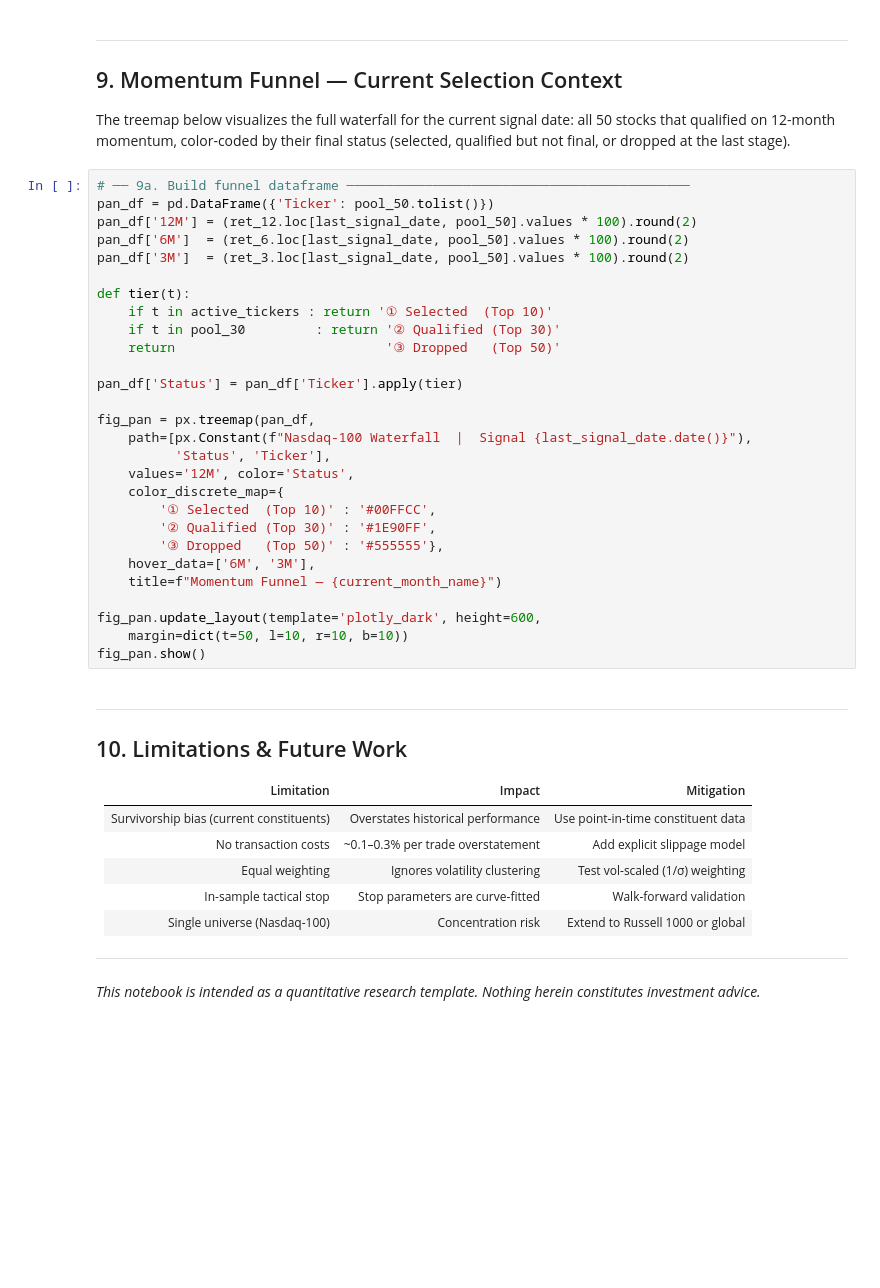
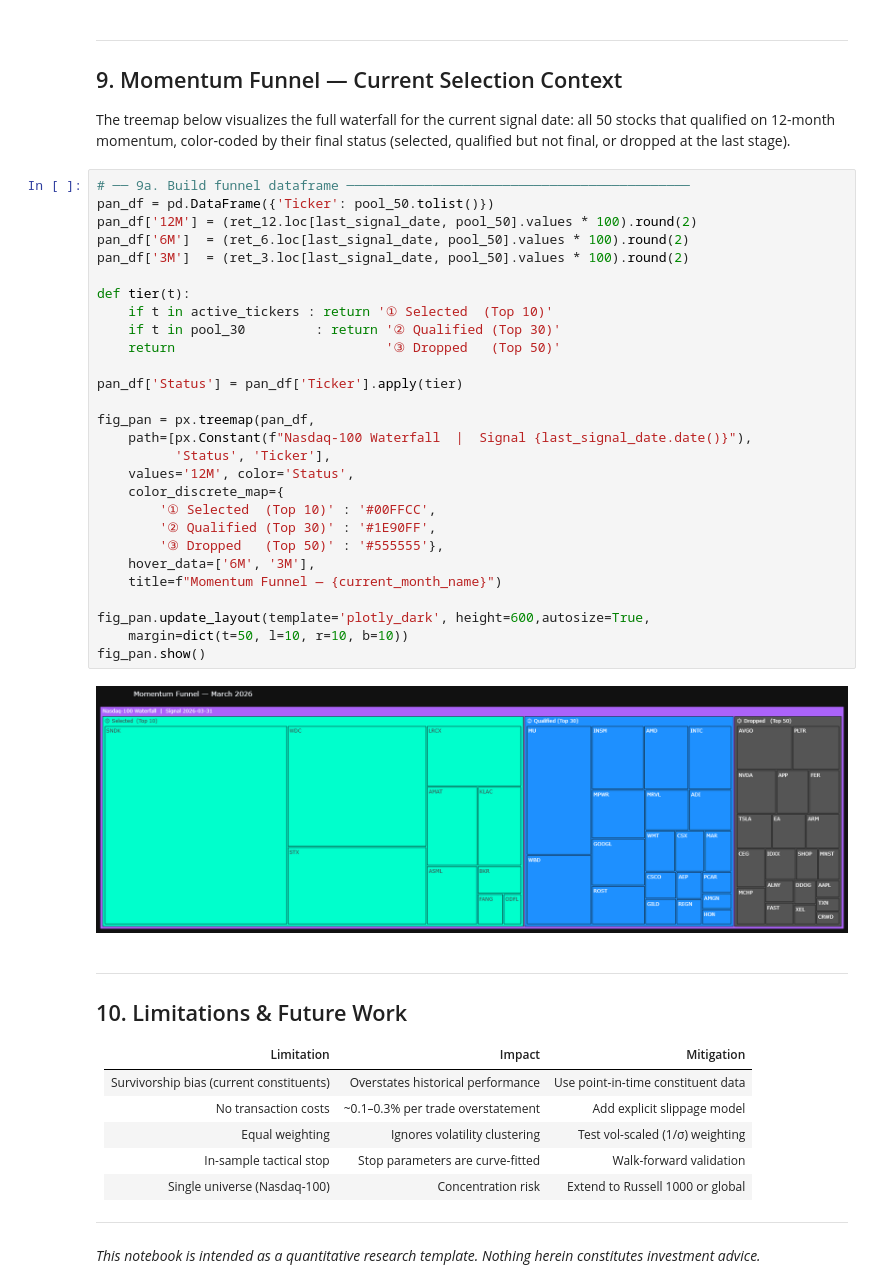
Before and after one commit to luigi-mari/Notebook, a Jupyter notebook: chapters/_build/jupyter_execute/notebooks/GiustiPortfolio_Research.ipynb, the cells around one changed output. Cells and saved outputs as stored; diff of their text form; blank space fills up the shorter version.

```diff
--- a/chapters/_build/jupyter_execute/notebooks/GiustiPortfolio_Research.ipynb
+++ b/chapters/_build/jupyter_execute/notebooks/GiustiPortfolio_Research.ipynb
@@ -833,31 +842,33 @@ The treemap below visualizes the full waterfall for the current signal date: all
 # %%
 # ── 9a. Build funnel dataframe ────────────────────────────────────────────
 pan_df = pd.DataFrame({'Ticker': pool_50.tolist()})
 pan_df['12M'] = (ret_12.loc[last_signal_date, pool_50].values * 100).round(2)
 pan_df['6M']  = (ret_6.loc[last_signal_date, pool_50].values * 100).round(2)
 pan_df['3M']  = (ret_3.loc[last_signal_date, pool_50].values * 100).round(2)
 
 def tier(t):
     if t in active_tickers : return '① Selected  (Top 10)'
     if t in pool_30         : return '② Qualified (Top 30)'
     return                           '③ Dropped   (Top 50)'
 
 pan_df['Status'] = pan_df['Ticker'].apply(tier)
 
 fig_pan = px.treemap(pan_df,
     path=[px.Constant(f"Nasdaq-100 Waterfall  |  Signal {last_signal_date.date()}"),
           'Status', 'Ticker'],
     values='12M', color='Status',
     color_discrete_map={
         '① Selected  (Top 10)' : '#00FFCC',
         '② Qualified (Top 30)' : '#1E90FF',
         '③ Dropped   (Top 50)' : '#555555'},
     hover_data=['6M', '3M'],
     title=f"Momentum Funnel — {current_month_name}")
 
-fig_pan.update_layout(template='plotly_dark', height=600,
+fig_pan.update_layout(template='plotly_dark', height=600,autosize=True,
     margin=dict(t=50, l=10, r=10, b=10))
 fig_pan.show()
+# %% [output]
+[figure, added]
 # %% [markdown]
 ---
 ## 10. Limitations & Future Work
```
Also changed, not shown: parts of 5 cells of this notebook, 16 other files.
